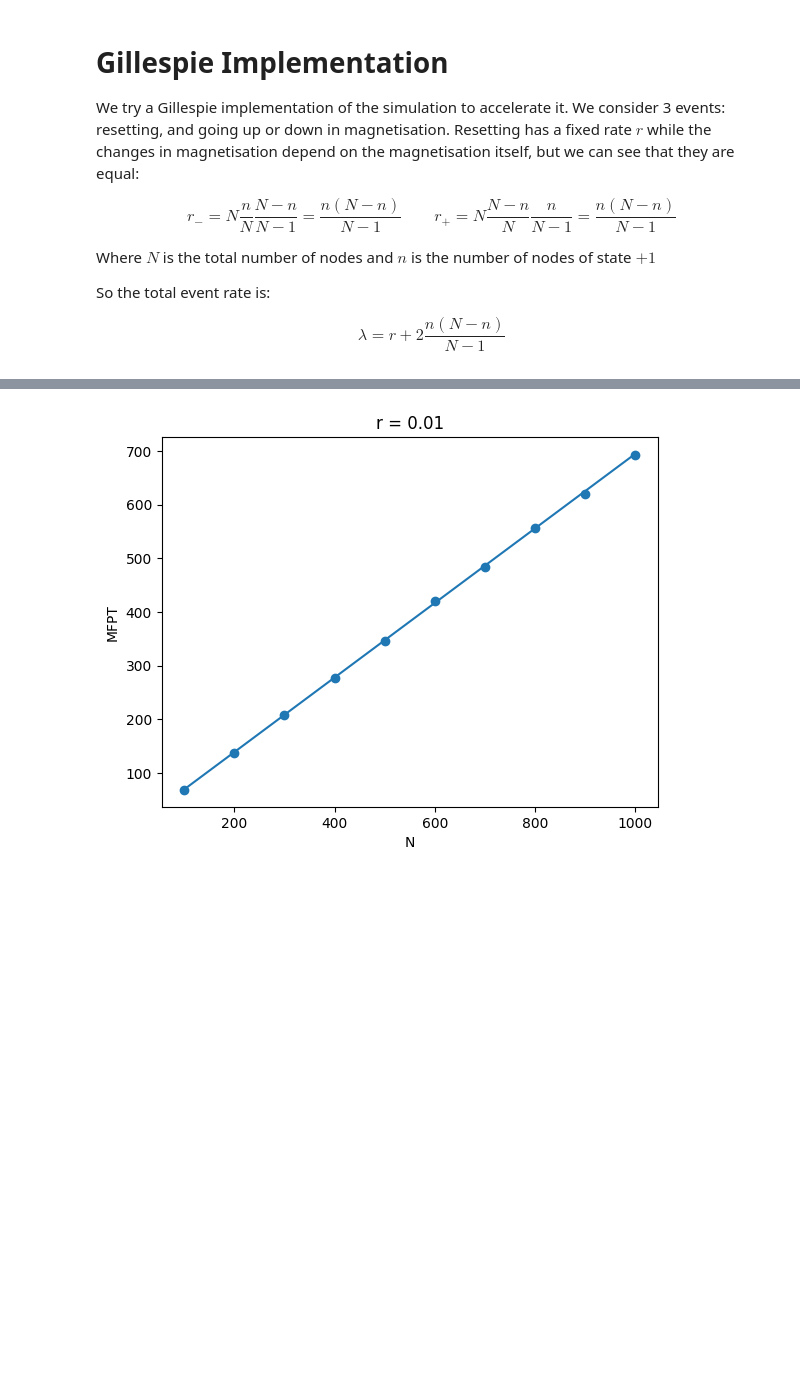
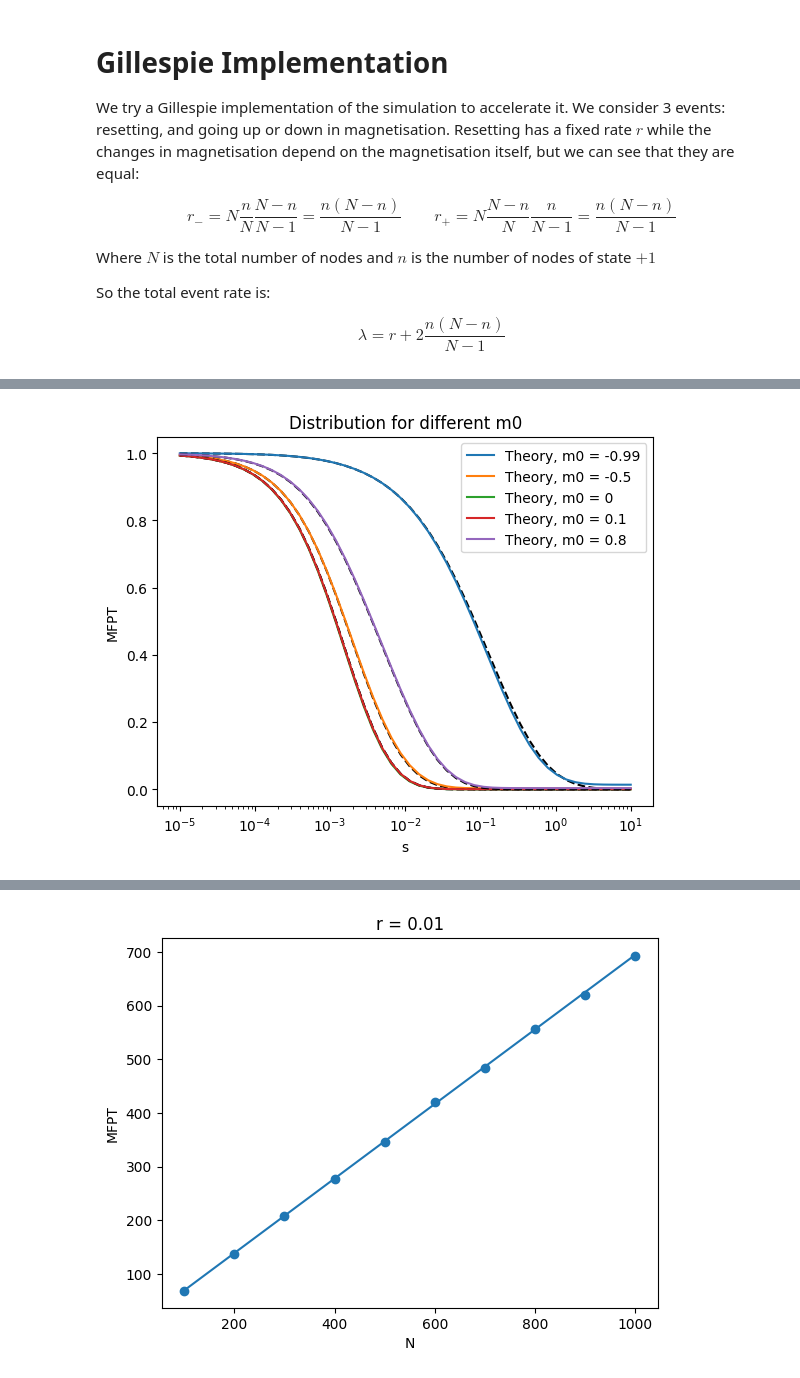
Before and after one commit to GerardArgany/voter-model-stochastic-resetting, a Jupyter notebook: notebooks/first_passage_times.ipynb, the cells around one changed output, grey strips where cells are left out. Saved outputs shown, nothing was run; the diff lists cells and outputs as text; code cells hidden in the pictures; blank space fills up the shorter version.

```diff
--- a/notebooks/first_passage_times.ipynb
+++ b/notebooks/first_passage_times.ipynb
@@ -226,0 +283,26 @@ def fpt_dist_gillespie(N, m0, r, samples):
+# %%
+N = 1000
+r = 0.1
+
+for m0 in [-0.99, -0.5, 0, 0.1, 0.8]:
+    s_vals = np.logspace(-5, 1, 50)
+    fpt_d = fpt_dist_gillespie(N, m0, r, 10000)
+    laplace_vals = np.array([np.mean(np.exp(-s * fpt_d)) for s in s_vals])
+
+    # plt.figure()
+    plt.xscale("log")
+    plt.title(f"Distribution for different m0")
+    plt.xlabel("s")
+    plt.ylabel("MFPT")
+
+    c1 = fpt.sol_fpt(N, m0, r, s_vals, M=10000)
+    c2 = fpt.sol_fpt(N, m0, r, s_vals, M=10001)
+    c3 = (np.array(c1) + np.array(c2))/2
+
+    plt.plot(s_vals, laplace_vals, "--k")
+    plt.plot(s_vals, c3, label = f"Theory, m0 = {m0}")
+    plt.legend()
+
+    plt.savefig(f"../figures/first_passage/dist/dist_m0_{m0}.pdf")
+# %% [output]
+[figure, added]
```
Also changed, not shown: parts of 8 cells of this notebook, 11 other files.
